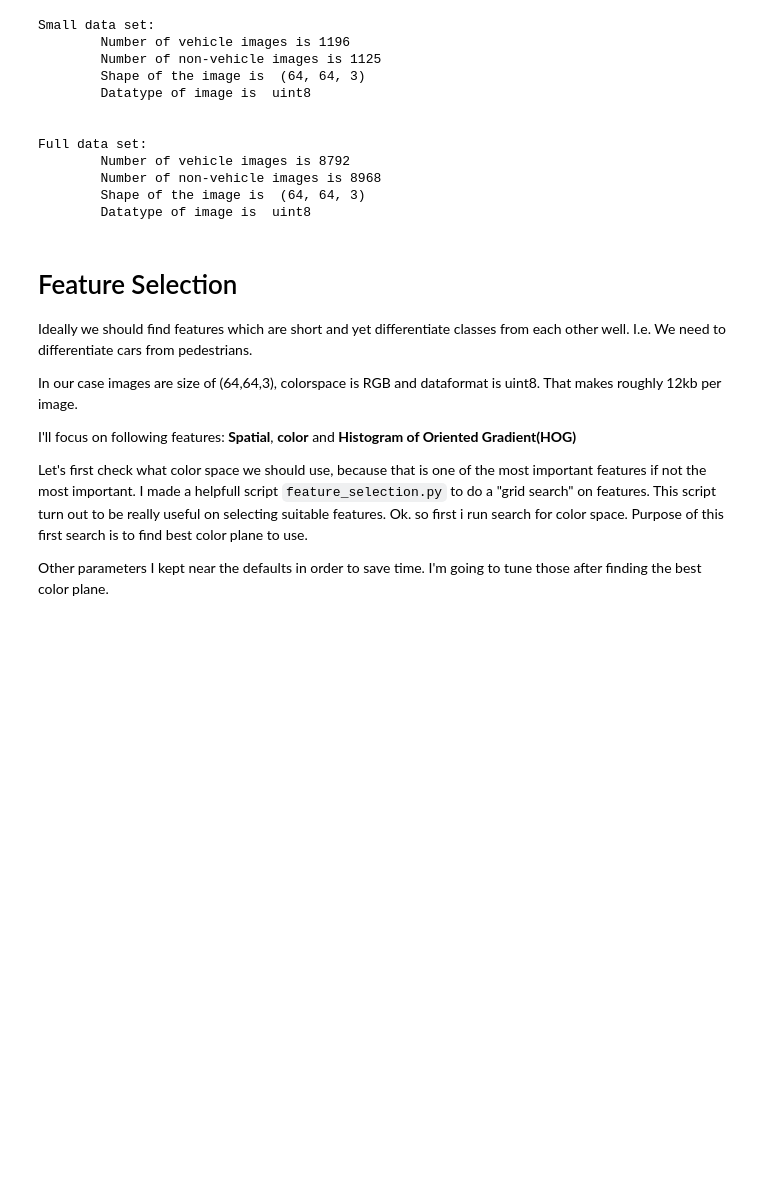
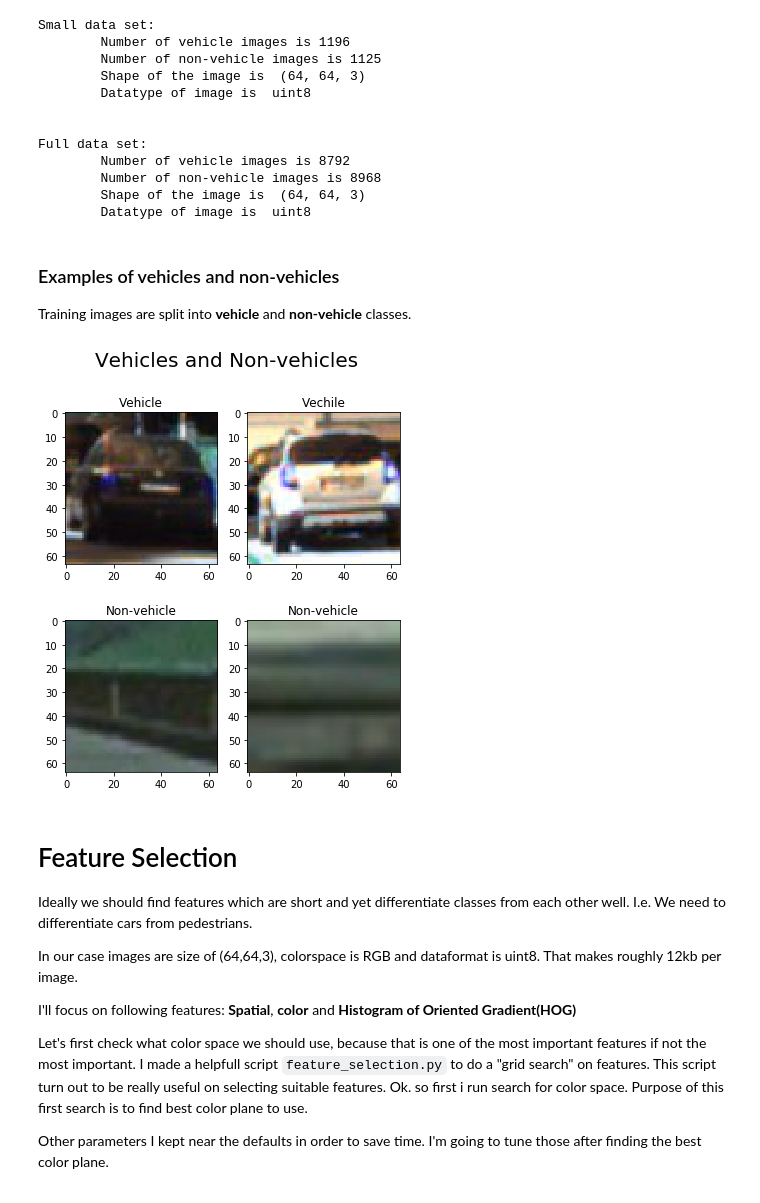
Before and after one commit to llahti/CarND-Vehicle-Detection, a Jupyter notebook: report.ipynb, the cells around one changed output. Cells and saved outputs as stored; diff of their text form; code cells hidden in the pictures; blank space fills up the shorter version.

```diff
--- a/report.ipynb
+++ b/report.ipynb
@@ -79,6 +45,15 @@ Full data set:
         Number of non-vehicle images is 8968
         Shape of the image is  (64, 64, 3)
         Datatype of image is  uint8
+# %% [markdown]
+### Examples of vehicles and non-vehicles
+
+Training images are split into **vehicle** and **non-vehicle** classes.
+# %%
+import visualize
+visualize.show_cars_noncars("./output_images/vehicles_non_vehicles.png")
+# %% [output]
+[figure, added]
 # %% [markdown]
 # Feature Selection
 
```
Also changed, not shown: parts of 1 cell of this notebook, 18 other files.
